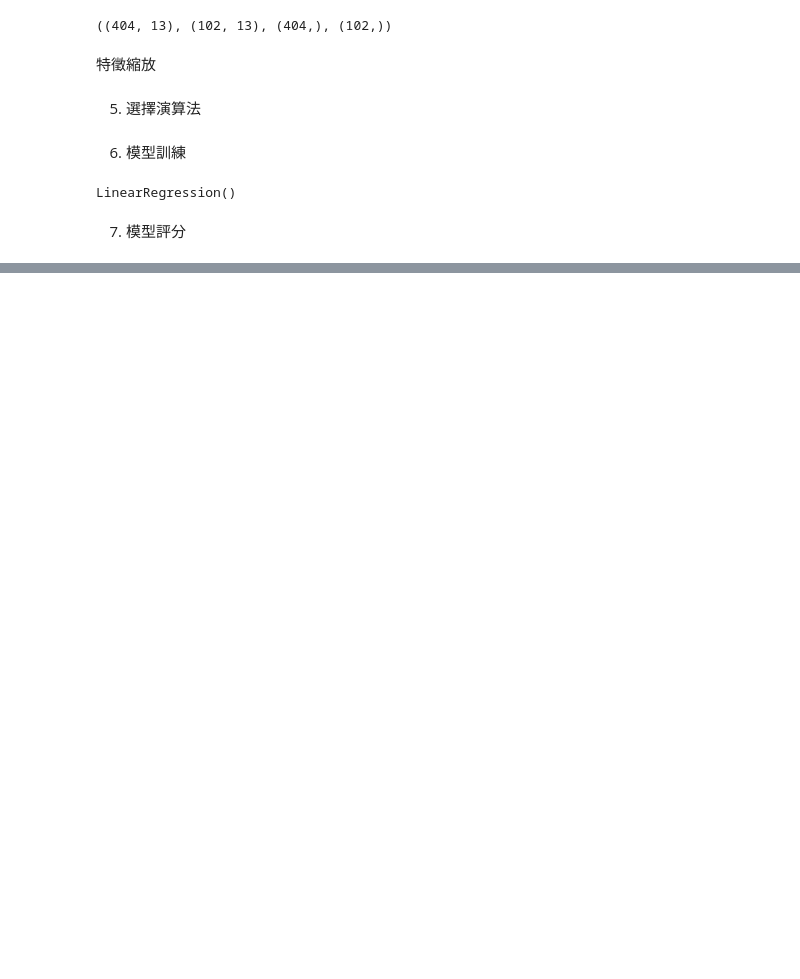
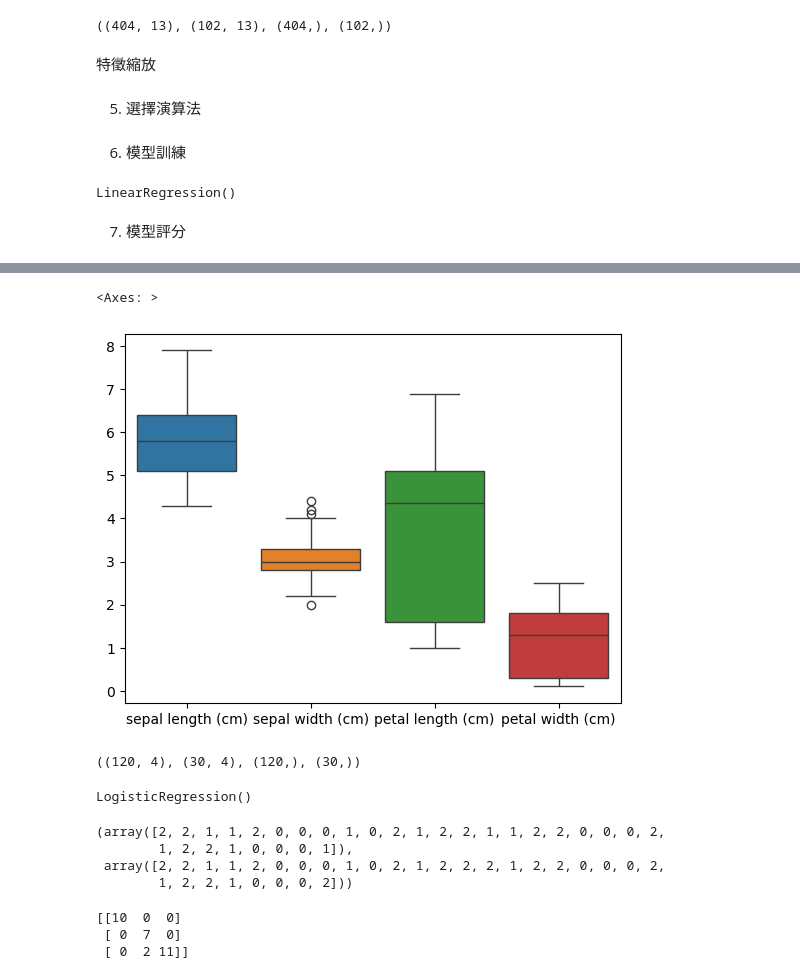
Before and after one commit to YEN-ZT/python_analysis, a Jupyter notebook: ai2_20251025/ch1.ipynb, the cells around one changed output, grey strips where cells are left out. Saved outputs shown, nothing was run; the diff lists cells and outputs as text; code cells hidden in the pictures; blank space fills up the shorter version.

```diff
--- a/ai2_20251025/ch1.ipynb
+++ b/ai2_20251025/ch1.ipynb
@@ -142,0 +151,6 @@ y_pred,y_test
+# %%
+ds = datasets.load_iris()
+# %%
+import pandas as pd
+df = pd.DataFrame(ds.data,columns=ds.feature_names)
+df.head()
@@ -142,0 +205,18 @@ y_pred,y_test
+# %%
+# 箱型圖
+import seaborn as sns
+sns.boxplot(data=df)
+# %% [output]
+<Axes: >
+[figure, added]
+# %%
+# 指定X，並轉為 Numpy 陣列
+X = df.values
+
+# 資料分割
+X_train, X_test, y_train, y_test = train_test_split(X, y, test_size=.2)
+
+# 查看陣列維度
+X_train.shape, X_test.shape, y_train.shape, y_test.shape
+# %% [output]
+((120, 4), (30, 4), (120,), (30,))
@@ -142,0 +231,20 @@ y_pred,y_test
+# %%
+clf.fit(X_train_std,y_train)
+# %% [output]
+LogisticRegression()
+# %%
+y_pred = clf.predict(X_test_std)
+y_pred,y_test
+# %% [output]
+(array([2, 2, 1, 1, 2, 0, 0, 0, 1, 0, 2, 1, 2, 2, 1, 1, 2, 2, 0, 0, 0, 2,
+        1, 2, 2, 1, 0, 0, 0, 1]),
+ array([2, 2, 1, 1, 2, 0, 0, 0, 1, 0, 2, 1, 2, 2, 2, 1, 2, 2, 0, 0, 0, 2,
+        1, 2, 2, 1, 0, 0, 0, 2]))
+# %%
+# 混淆矩陣
+from sklearn.metrics import confusion_matrix
+print(confusion_matrix(y_test, y_pred))
+# %% [output]
+[[10  0  0]
+ [ 0  7  0]
+ [ 0  2 11]]
```
Also changed, not shown: parts of 24 cells of this notebook.
